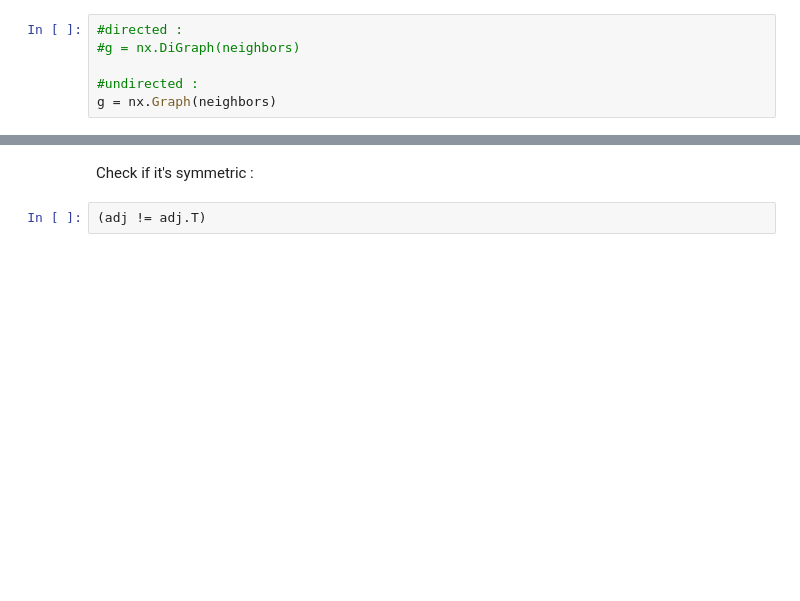
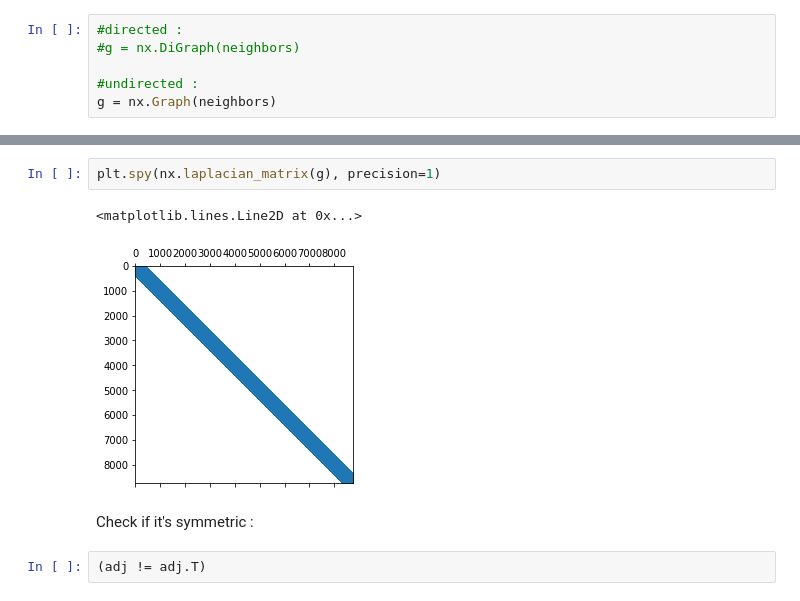
Before and after one commit to armand33/wikipedia_graph, a Jupyter notebook: scraping.ipynb, the cells around one changed output, grey strips where cells are left out. Saved outputs shown, nothing was run; the diff lists cells and outputs as text; blank space fills up the shorter version.

```diff
--- a/scraping.ipynb
+++ b/scraping.ipynb
@@ -127,3 +132,8 @@ adj
+# %%
+plt.spy(nx.laplacian_matrix(g), precision=1)
+# %% [output]
+<matplotlib.lines.Line2D at 0x...>
+[figure, added]
 # %% [markdown]
 Check if it's symmetric :
 # %%
```
Also changed, not shown: parts of 15 cells of this notebook.
